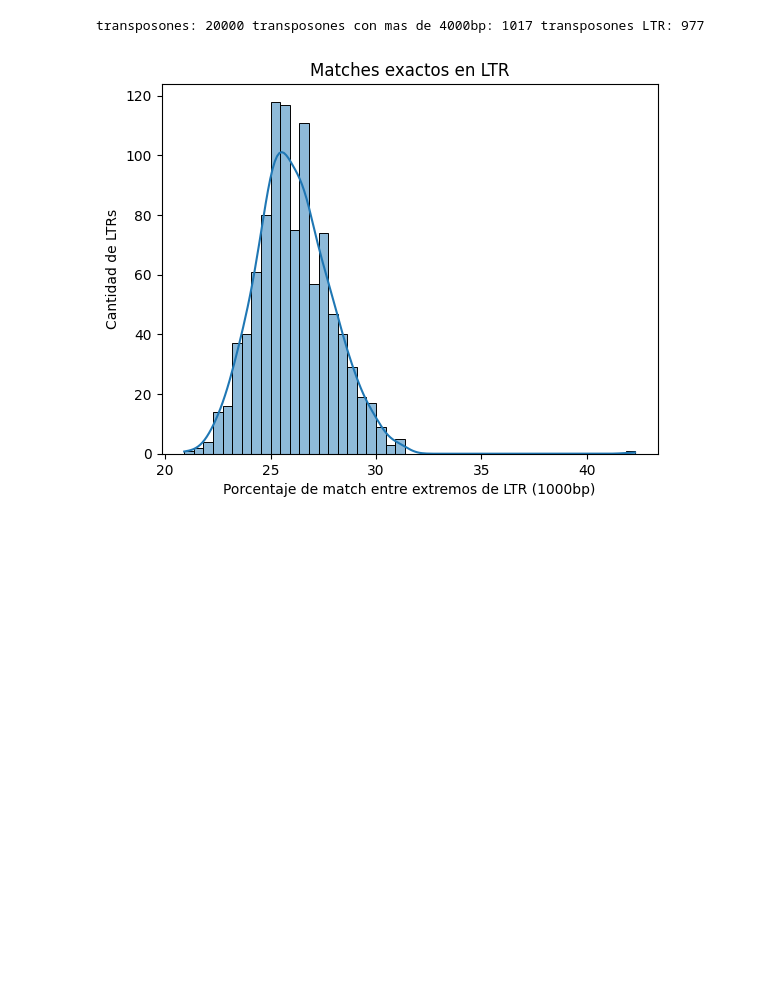
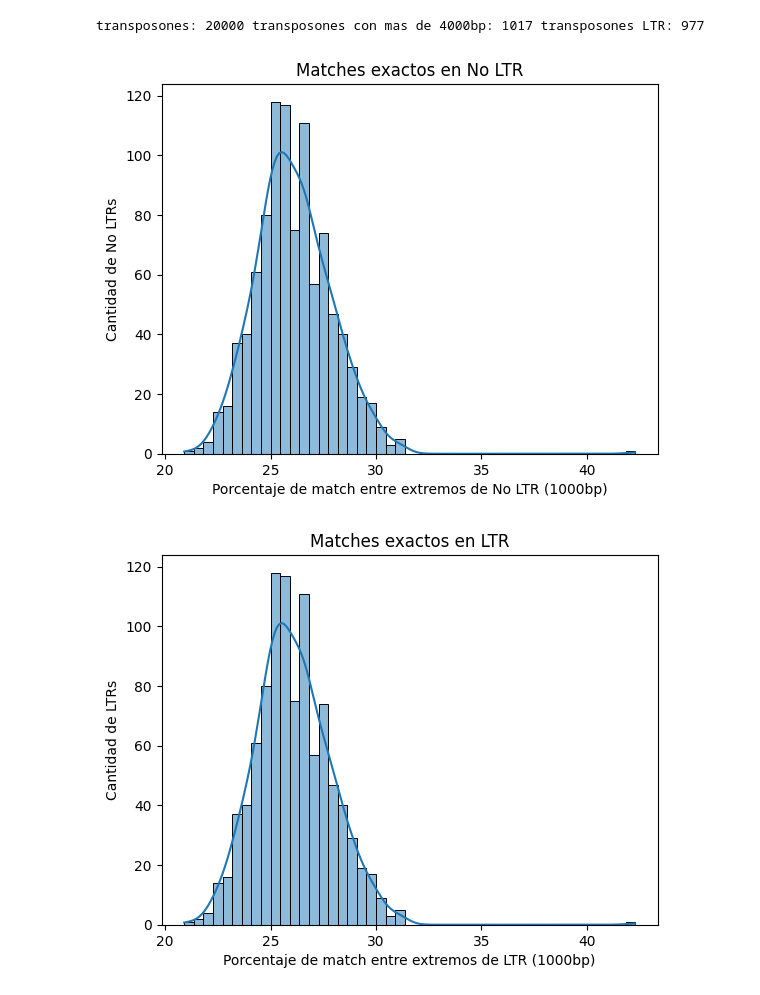
Before and after one commit to l-villamil/LTR-Analysis, a Jupyter notebook: AnalysisPlunatusDB.ipynb, the cells around one changed output. Cells and saved outputs as stored; diff of their text form; code cells hidden in the pictures; blank space fills up the shorter version.

```diff
--- a/AnalysisPlunatusDB.ipynb
+++ b/AnalysisPlunatusDB.ipynb
@@ -10,11 +10,50 @@ import seaborn as sns
 trasnposons = dr.getGenes("./DBFinal_plunatus.fa")
 Filteredtrasnposons=fs.FIlterGenByLen(trasnposons,4000)
 LTRTransposons= dr.getLTRTransposons(Filteredtrasnposons)
+NoLTRTransposons= dr.getNoLTRTransposons(Filteredtrasnposons)
+
 
 print("transposones:",len(trasnposons),"transposones con mas de 4000bp:", len(Filteredtrasnposons),"transposones LTR:",len(LTRTransposons))
 # %% [output]
 transposones: 20000 transposones con mas de 4000bp: 1017 transposones LTR: 977
 # %%
+LTRExtremes= fs.multipleExtremes(LTRTransposons)
 
-LTRExtremes= fs.multipleExtremes(LTRTransposons)
+NoLTRExtremes= fs.multipleExtremes(NoLTRTransposons)
+# %%
+import CuadraticScoreMatrix as alignment
+import scoringMatrix as sm
+import numpy as np
+
+#Initially we compare the extremes of the LTRs to see if they are similar
+
+#We get real matches between the extremes of the LTRs
+
+
+
+dictRealMatchesNoLTR = fs.getMatches(NoLTRExtremes)
+# dictRealMatchesNoLTR = fs.getMatches(extremesNoLTRS)
+# dictRealMatchesComplete = fs.getMatches(extremesComplete)
+
+#print(len(dataPoint), len(matchPercentage))
+#plt.scatter(dataPoint, matchPercentage, label = "Real matches")
+
+realMatchNoLTR, realUnmatchNoLTR = fs.getRealMatchesUnmatchesList(dictRealMatchesNoLTR)
+
+
+
+#fig=  plt.figure()
+# sns.histplot(realMatchComplete, kde = True)
+# sns.histplot(realMatchNoLTR, kde = True)
+sns.histplot(realMatchNoLTR, kde = True)
+plt.xlabel('Porcentaje de match entre extremos de No LTR (1000bp)')
+plt.ylabel('Cantidad de No LTRs')
+plt.title('Matches exactos en No LTR')
+
+# Mostrar el gráfico
+plt.show()
+#fig=  plt.figure()
+#sns.histplot(realMismatch, kde = True)
+# %% [output]
+[figure, added]
 # %%
```
Also changed, not shown: parts of 5 cells of this notebook, 4 other files.
